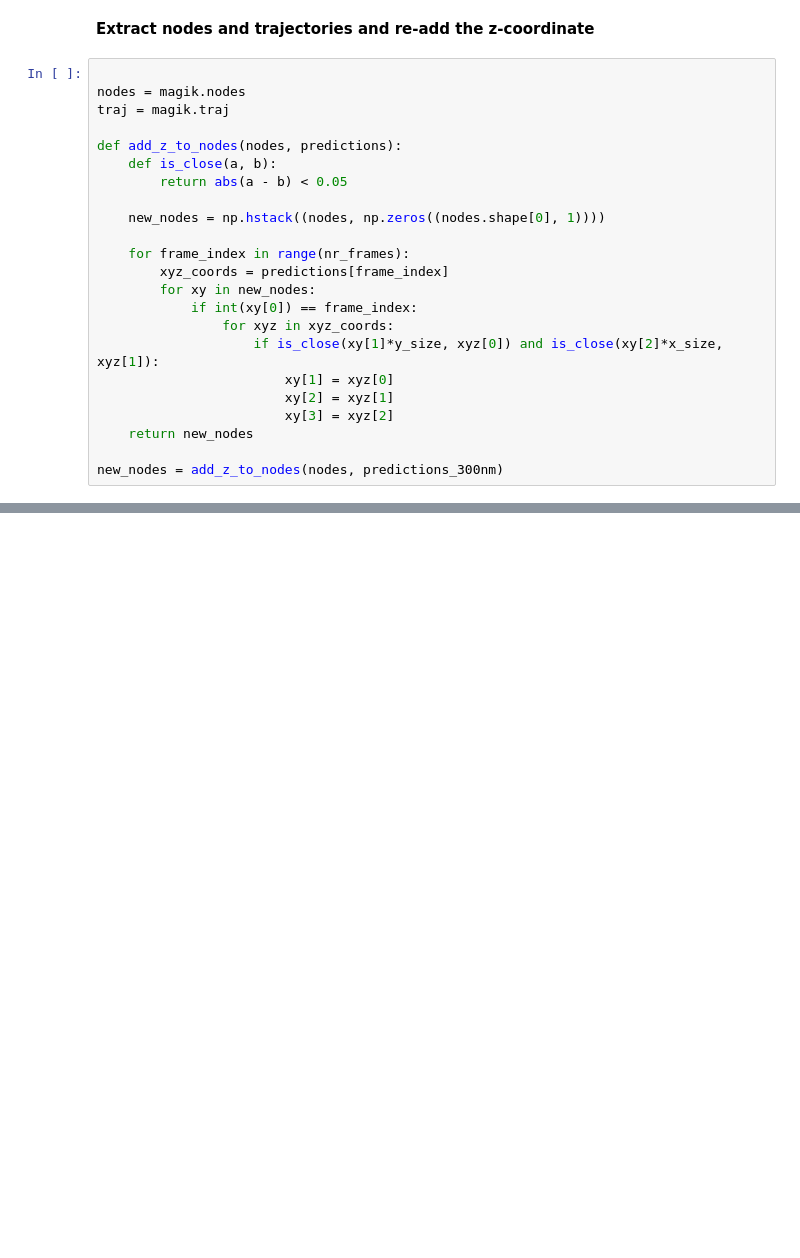
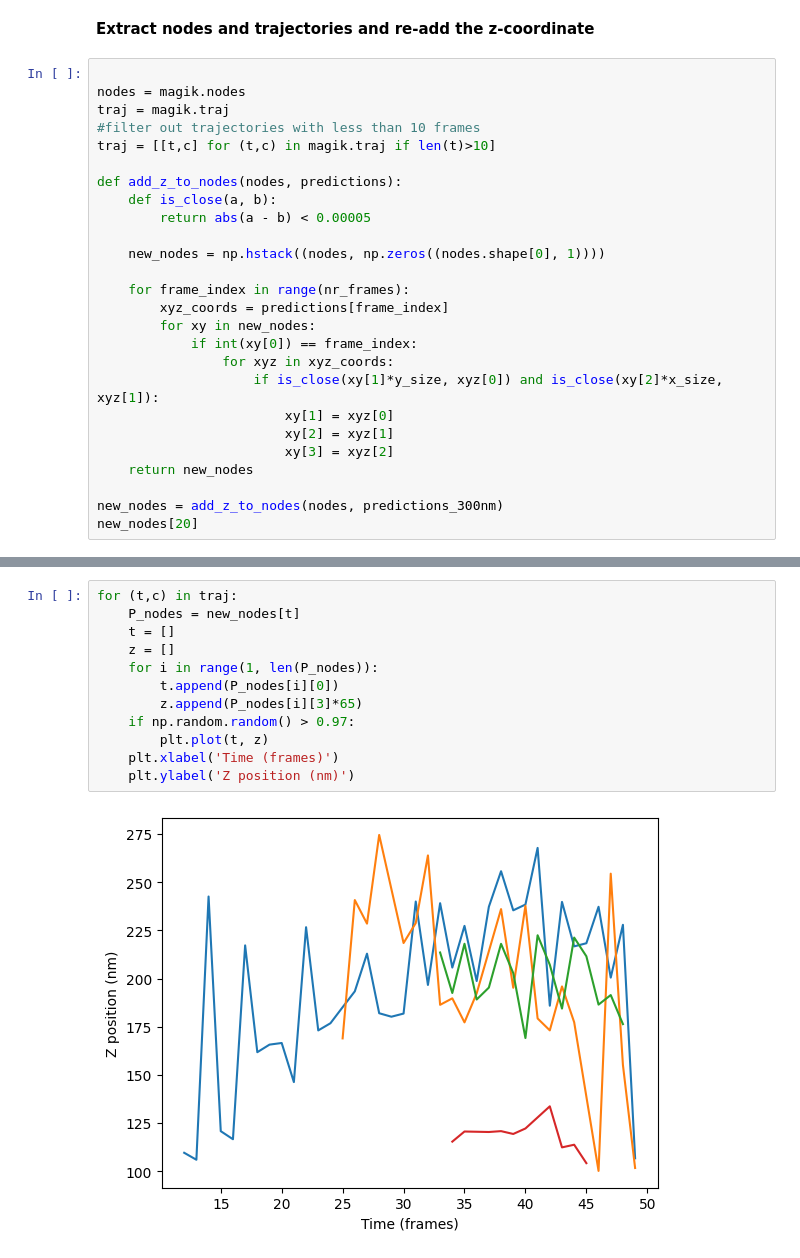
Before and after one commit to aramyamal/iSCAT_PartikelSp-rning, a Jupyter notebook: train_and_trace3d/2-detect_and_trace.ipynb, the cells around one changed output, grey strips where cells are left out. Cells and saved outputs as stored; diff of their text form; blank space fills up the shorter version.

```diff
--- a/train_and_trace3d/2-detect_and_trace.ipynb
+++ b/train_and_trace3d/2-detect_and_trace.ipynb
@@ -120,10 +142,12 @@ magik.detect(dataset_frames=(0,nr_frames), plot_every_nth=25)
 
 nodes = magik.nodes
 traj = magik.traj
+#filter out trajectories with less than 10 frames
+traj = [[t,c] for (t,c) in magik.traj if len(t)>10]
 
 def add_z_to_nodes(nodes, predictions):
     def is_close(a, b):
-        return abs(a - b) < 0.05
+        return abs(a - b) < 0.00005
 
     new_nodes = np.hstack((nodes, np.zeros((nodes.shape[0], 1))))
 
@@ -139,3 +163,4 @@ def add_z_to_nodes(nodes, predictions):
     return new_nodes
 
 new_nodes = add_z_to_nodes(nodes, predictions_300nm)
+new_nodes[20]
@@ -151,0 +171,14 @@ print(new_nodes)
+# %%
+for (t,c) in traj:
+    P_nodes = new_nodes[t]
+    t = []
+    z = []
+    for i in range(1, len(P_nodes)):
+        t.append(P_nodes[i][0])
+        z.append(P_nodes[i][3]*65)
+    if np.random.random() > 0.97:
+        plt.plot(t, z)
+    plt.xlabel('Time (frames)')
+    plt.ylabel('Z position (nm)')
+# %% [output]
+[figure, added]
```
Also changed, not shown: parts of 14 cells of this notebook.
